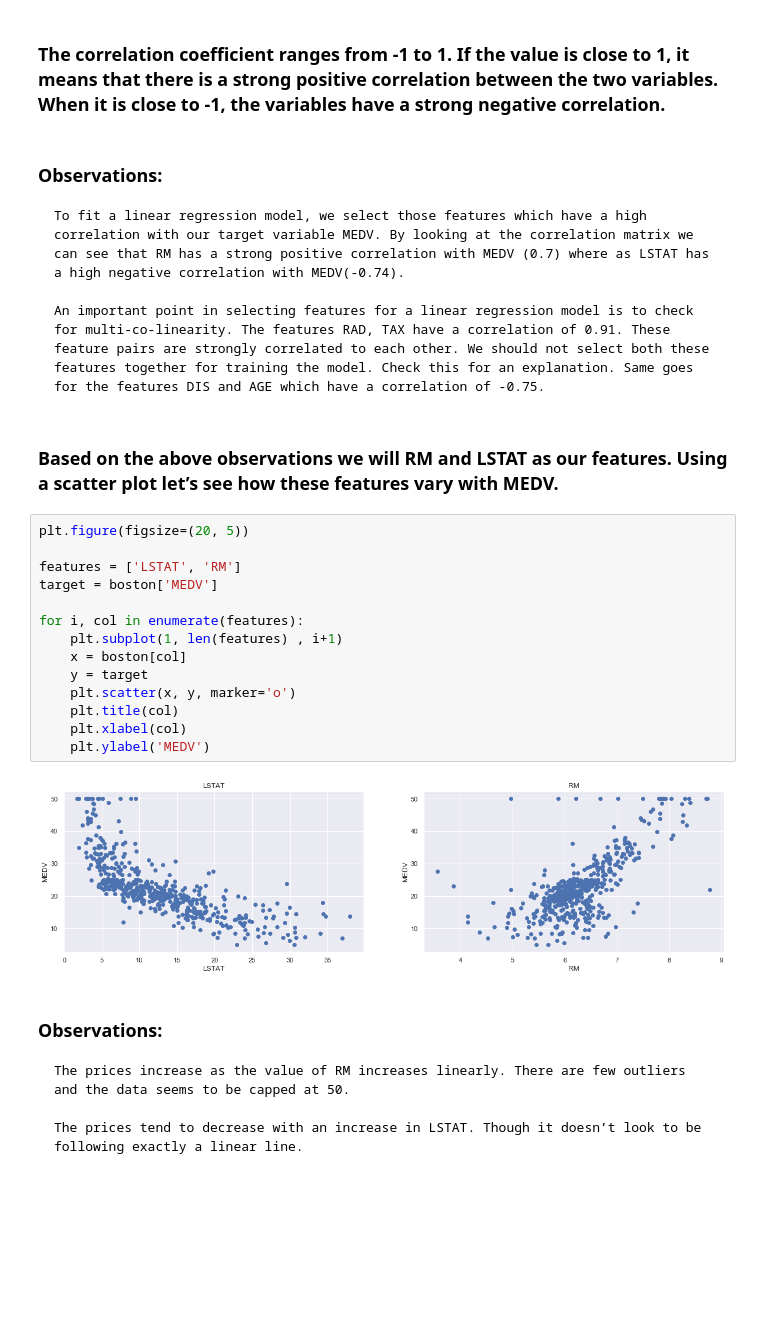
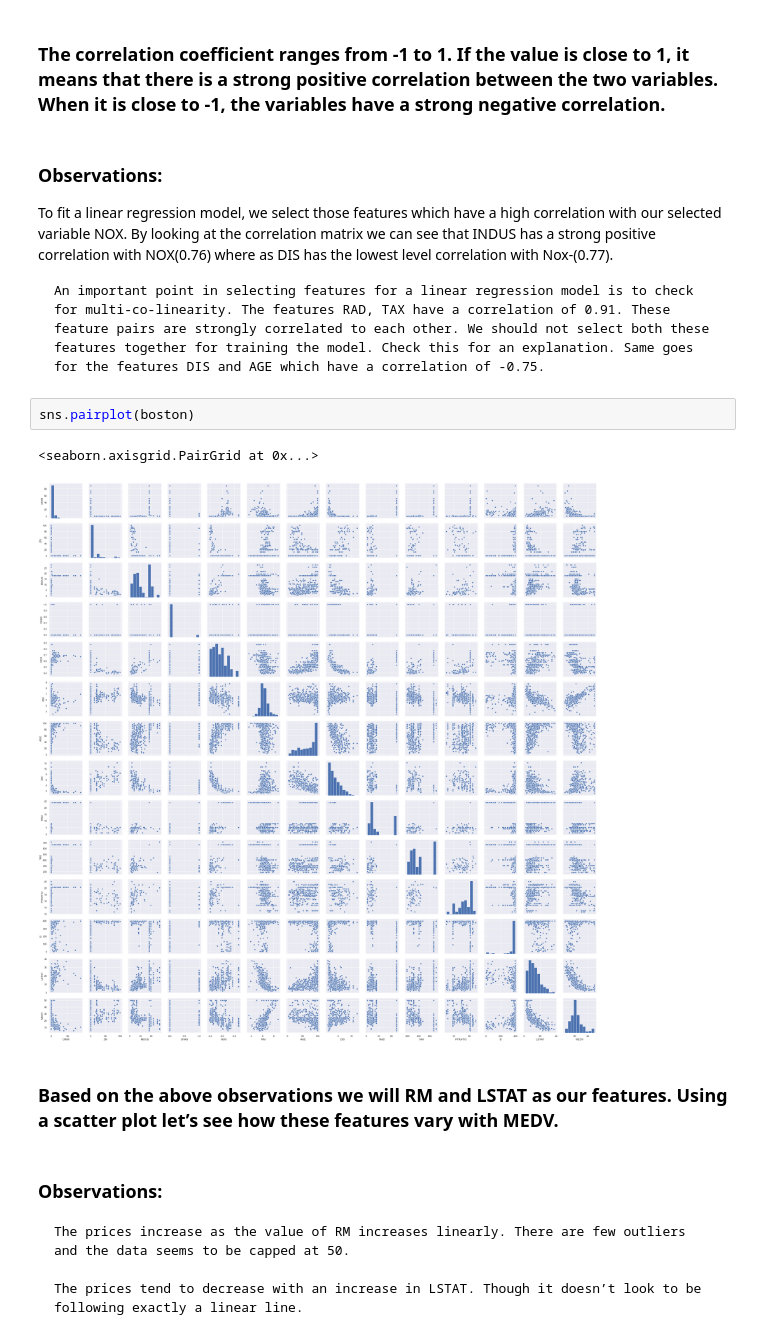
Before and after one commit to MarianneLawless/Machine-Learning-and-Statistics-Assessment-2019, a Jupyter notebook: Machine-Learning-and-Statistics-Assessment-2019.ipynb, the cells around one changed output. Drawn from its saved outputs; the diff is of its cells as text; blank space fills up the shorter version.

```diff
--- a/Machine-Learning-and-Statistics-Assessment-2019.ipynb
+++ b/Machine-Learning-and-Statistics-Assessment-2019.ipynb
@@ -134,27 +290,16 @@ sns.heatmap(data=correlation_matrix, annot=True)
 # %% [markdown]
 ### Observations:
 
-    To fit a linear regression model, we select those features which have a high correlation with our target variable MEDV. By looking at the correlation matrix we can see that RM has a strong positive correlation with MEDV (0.7) where as LSTAT has a high negative correlation with MEDV(-0.74).
+ To fit a linear regression model, we select those features which have a high correlation with our selected variable NOX. By looking at the correlation matrix we can see that INDUS has a strong positive correlation with NOX(0.76) where as DIS has the lowest level correlation with Nox-(0.77).
 
     An important point in selecting features for a linear regression model is to check for multi-co-linearity. The features RAD, TAX have a correlation of 0.91. These feature pairs are strongly correlated to each other. We should not select both these features together for training the model. Check this for an explanation. Same goes for the features DIS and AGE which have a correlation of -0.75.
+# %%
+sns.pairplot(boston)
+# %% [output]
+<seaborn.axisgrid.PairGrid at 0x...>
+[figure, added]
 # %% [markdown]
 ### Based on the above observations we will RM and LSTAT as our features. Using a scatter plot let’s see how these features vary with MEDV.
-# %%
-plt.figure(figsize=(20, 5))
-
-features = ['LSTAT', 'RM']
-target = boston['MEDV']
-
-for i, col in enumerate(features):
-    plt.subplot(1, len(features) , i+1)
-    x = boston[col]
-    y = target
-    plt.scatter(x, y, marker='o')
-    plt.title(col)
-    plt.xlabel(col)
-    plt.ylabel('MEDV')
-# %% [output]
-[figure, removed]
 # %% [markdown]
 ### Observations:
 
```
Also changed, not shown: parts of 44 cells of this notebook, 2 other files.
